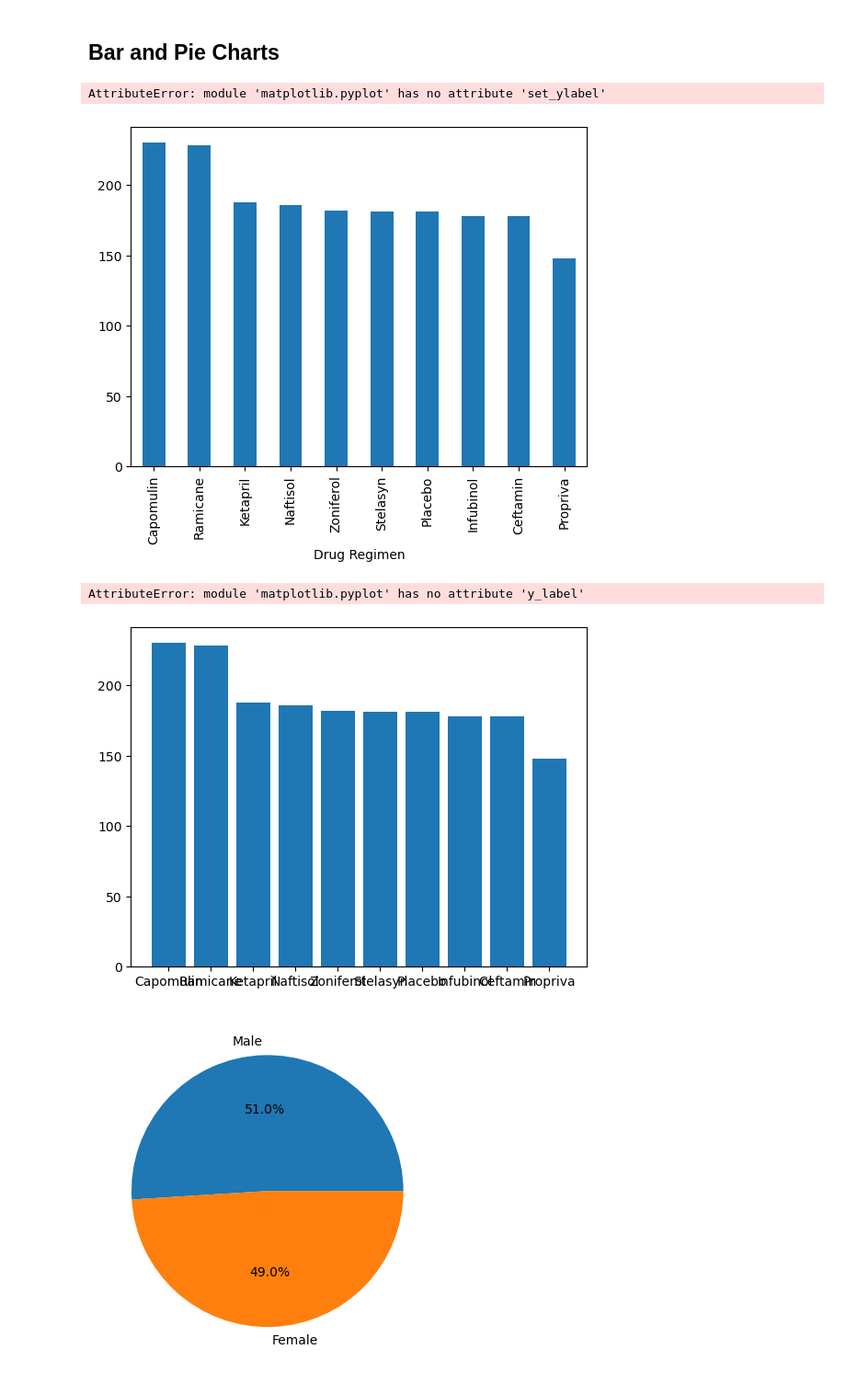
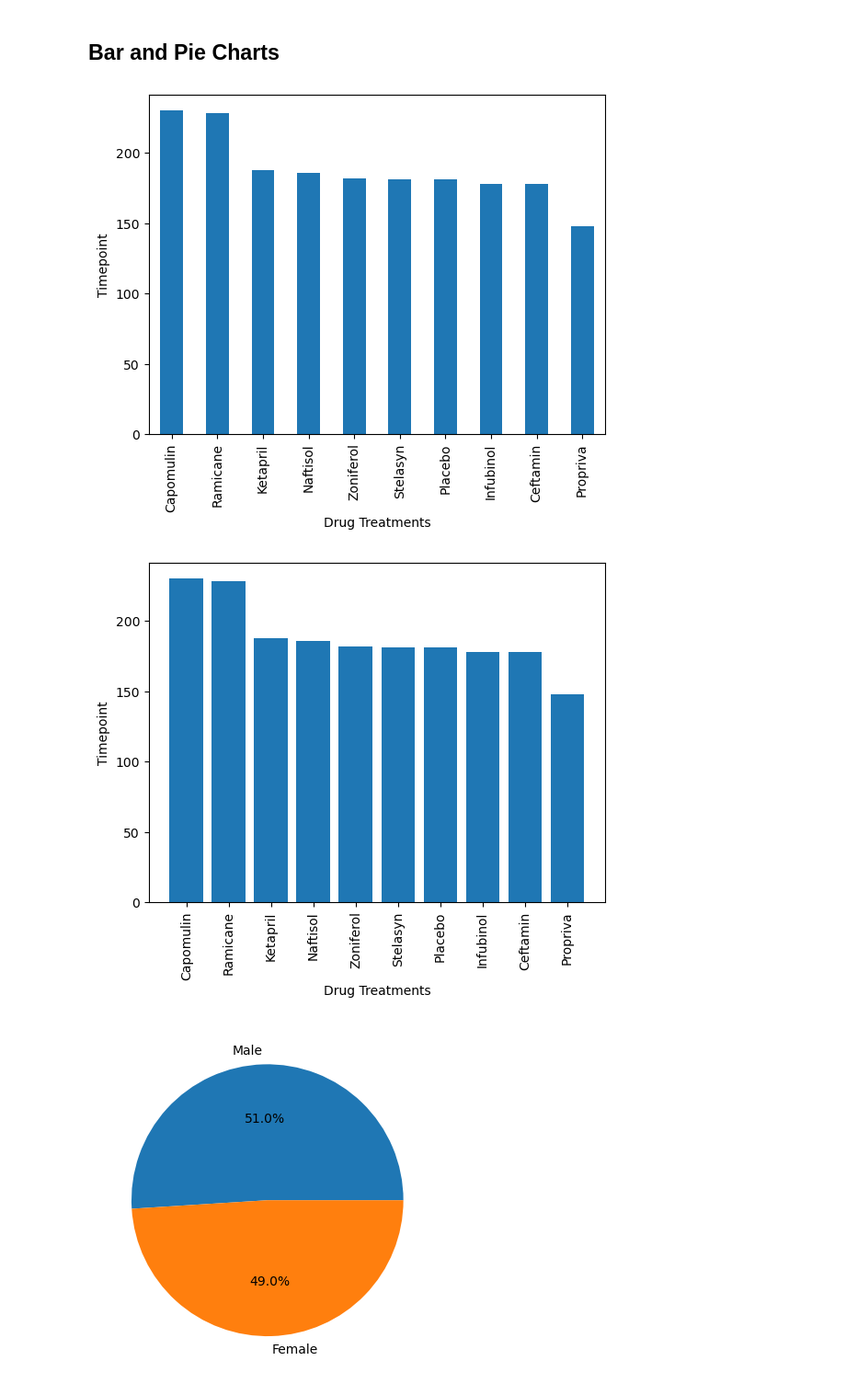
Before and after one commit to KDR9577/MatPlotlib, a Jupyter notebook: MatPlotlib/pymaceuticals_starter.ipynb, the cells around one changed output. Shown at 92% size. Cells and saved outputs as stored; diff of their text form; code cells hidden in the pictures.

```diff
--- a/MatPlotlib/pymaceuticals_starter.ipynb
+++ b/MatPlotlib/pymaceuticals_starter.ipynb
@@ -144,26 +144,22 @@ aggregate_df
 #make df with these two columns
 drug_timepoint_df = cleaned_df[["Drug Regimen", "Timepoint"]]
 x = drug_timepoint_df["Drug Regimen"].value_counts()
-# y = drug_timepoint_df["Mouse ID"]
-# tick_locations = [value for value in x]
 x.plot(kind="bar", align="center")
-plt.set_ylabel("Timepoint")
-plt.x_label("Drug Treatments")
-# plt.xticks = (tick_locations, cleaned_df["Drug Regimen"])
+plt.ylabel("Timepoint")
+plt.xlabel("Drug Treatments")
 plt.show()
 # %% [output]
-AttributeError: module 'matplotlib.pyplot' has no attribute 'set_ylabel'
-[figure, old version]
+[figure, new version]
 # %%
 # Generate a bar plot showing the total number of rows (Mouse ID/Timepoints) for each drug regimen using pyplot.
 #ID_timepoint_df = cleaned_df[["Drug Regimen", "Timepoint"]]
 plt.bar(x.index, x.values)
-plt.y_label("Observed Timepoints")
-plt.x_label("Drug Treatments", align=vertical)
+plt.ylabel("Timepoint")
+plt.xlabel("Drug Treatments")
+plt.xticks(rotation="vertical")
 plt.show()
 # %% [output]
-AttributeError: module 'matplotlib.pyplot' has no attribute 'y_label'
-[figure, old version]
+[figure, new version]
 # %%
 # Generate a pie plot showing the distribution of female versus male mice using Pandas
 sex_avgs = cleaned_df.value_counts((["Sex"]) ,["Male"] ,["Female"])*100
```
Also changed, not shown: parts of 3 cells of this notebook.
